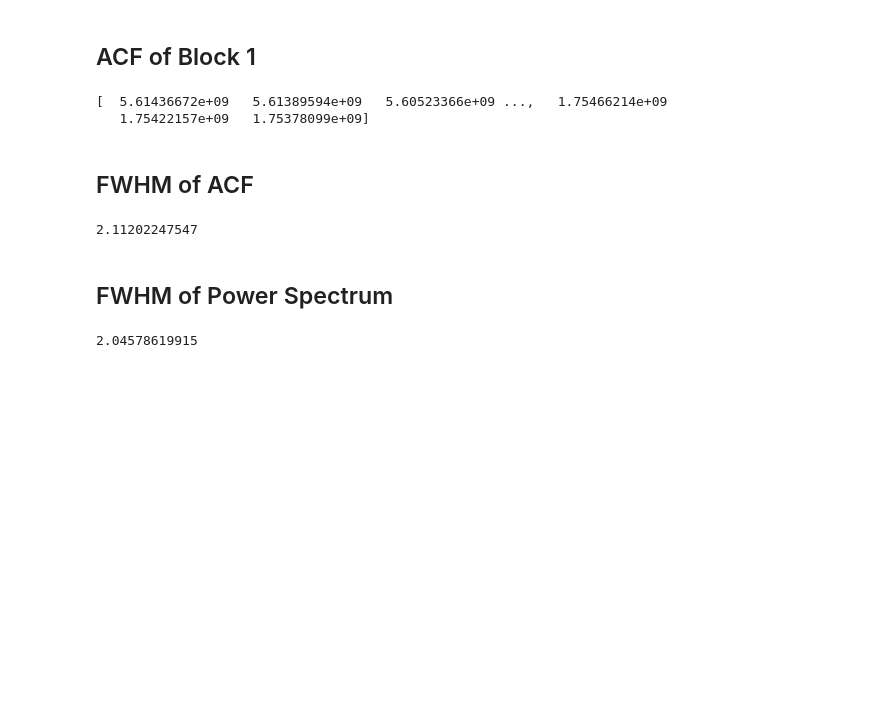
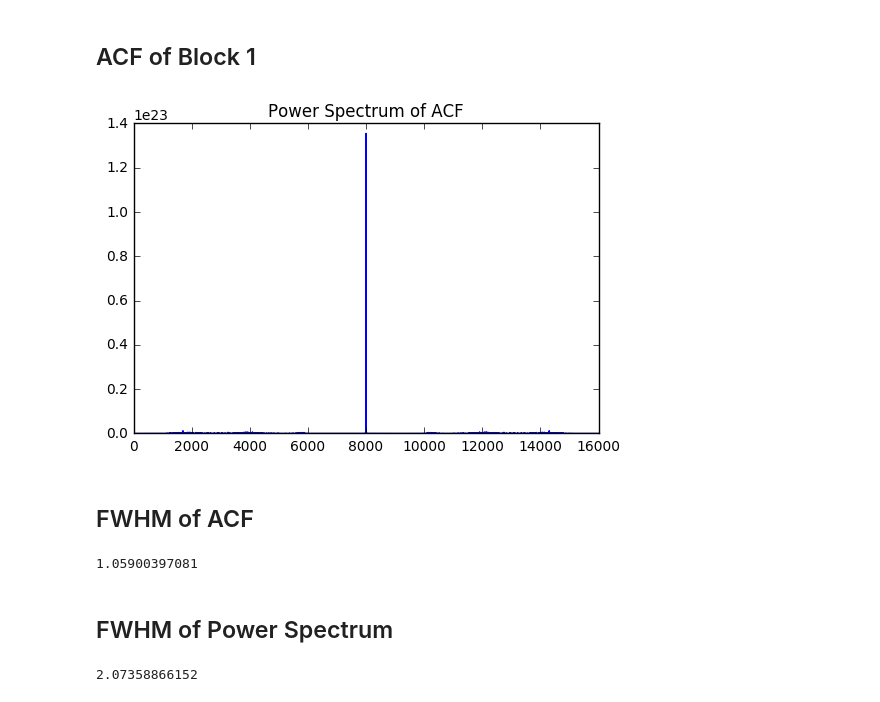
Before and after one commit to hamburgerguy/Astro-Lab1-Dump, a Jupyter notebook: Lab 1.4.7.ipynb, the cells around one changed output. Drawn from its saved outputs; the diff is of its cells as text; code cells hidden in the pictures; blank space fills up the shorter version.

```diff
--- a/Lab 1.4.7.ipynb
+++ b/Lab 1.4.7.ipynb
@@ -401,16 +426,17 @@ print(N16)
 # %%
 # acf of block 1
 
-x = np.loadtxt('data_1.1')
-y = np.arange(1, 16000)
-acf = np.correlate(x, y, mode='same')
+data = np.loadtxt('data_1.1')
+x = data[0:15999]
+acf = np.correlate(x, x, mode='same')
-# %%
-print(acf)
-# %% [output]
-[  5.61436672e+09   5.61389594e+09   5.60523366e+09 ...,   1.75466214e+09
-   1.75422157e+09   1.75378099e+09]
 # %%
 # power spectrum derived from acf
 
-f, fx = ugradio.dft.dft(acf[0:15999])
+f, fx = ugradio.dft.dft(acf)
 Pacf = fx*np.conj(fx)
+
+plt.plot(Pacf)
+plt.title('Power Spectrum of ACF')
+plt.show()
+# %% [output]
+[figure, added]
@@ -424,25 +445,30 @@ P = fx*np.conj(fx)
 # %%
 from scipy.interpolate import UnivariateSpline
 
-y = Pacf / Pacf.max() * 100
+y = acf / acf.max() * 10
 x = np.arange(1, 16000)
 
-spline = UnivariateSpline(x,y-50,s=0)
+spline = UnivariateSpline(x,y-5,s=0)
 Tfwhm = abs(spline.roots()[1]-spline.roots()[0])
 print(Tfwhm)
 # %% [output]
-2.11202247547
+1.05900397081
 # %% [markdown]
 ## FWHM of Power Spectrum
 # %%
 from scipy.interpolate import UnivariateSpline
 
-y = P / P.max() * 100
-x = np.arange(1, 16000)
+x = np.loadtxt('data_1.1')
 
-spline = UnivariateSpline(x,y-50,s=0)
+f, fx = ugradio.dft.idft(x[0:15999])
+P = fx*np.conj(fx)
+
+y = P / P.max() * 10
+z = np.arange(1, 16000)
+
+spline = UnivariateSpline(z,y-5,s=0)
 Ffwhm = abs(spline.roots()[1]-spline.roots()[0])
 print(Ffwhm)
 # %% [output]
-2.04578619915
+2.07358866152
 # %% [markdown]
```
Also changed, not shown: parts of 8 cells of this notebook.
